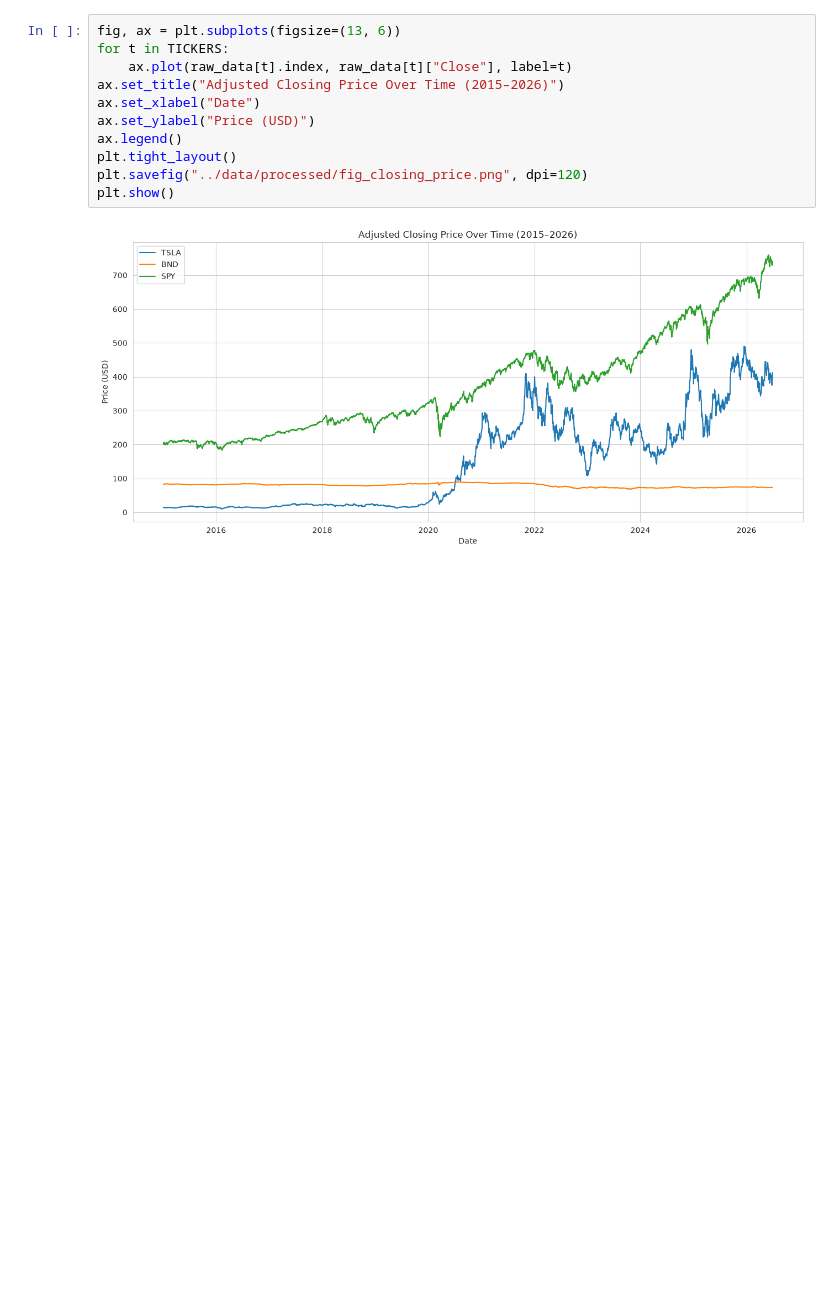
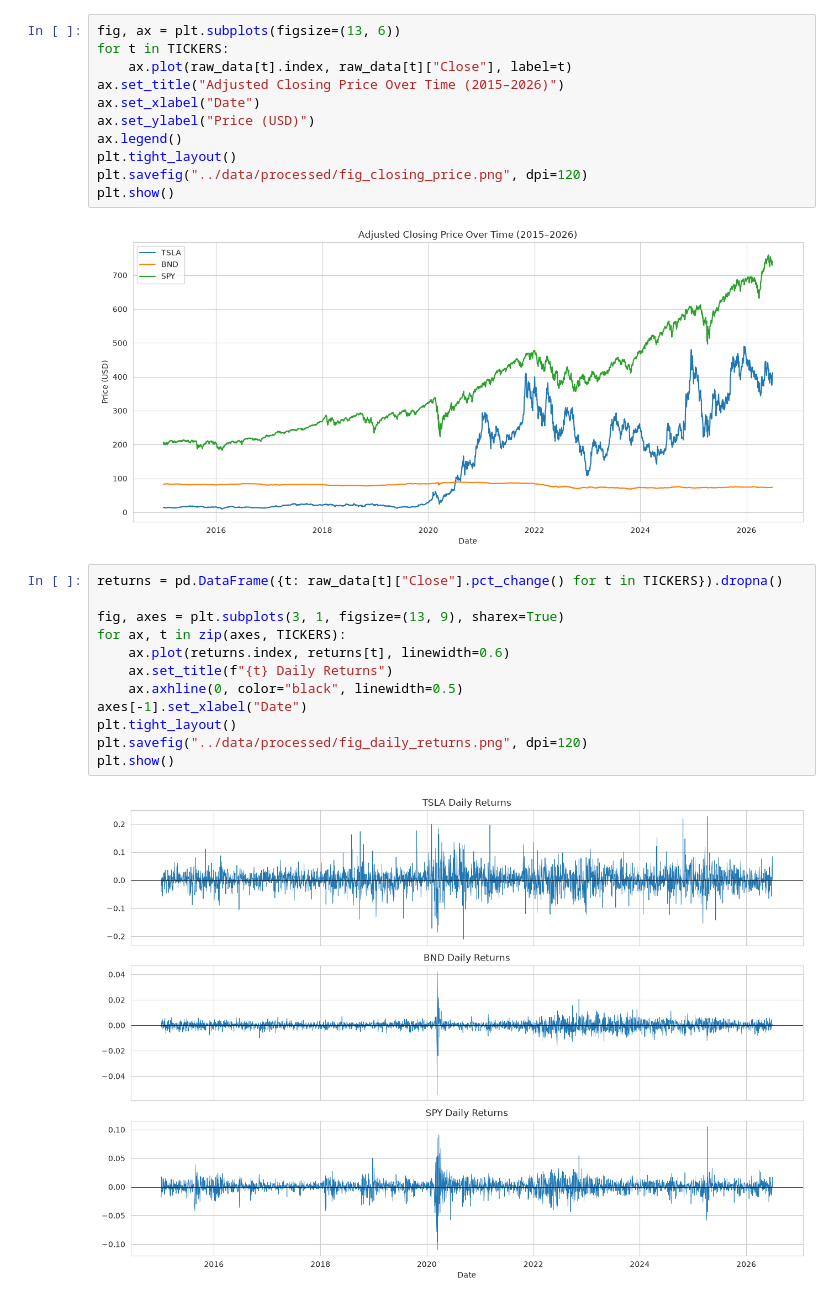
Before and after one commit to Sumeyahassen/portfolio-optimization, a Jupyter notebook: notebooks/task1_eda.ipynb, the cells around one changed output. Drawn from its saved outputs; the diff is of its cells as text; blank space fills up the shorter version.

```diff
--- a/notebooks/task1_eda.ipynb
+++ b/notebooks/task1_eda.ipynb
@@ -132,3 +132,17 @@ plt.savefig("../data/processed/fig_closing_price.png", dpi=120)
 plt.show()
 # %% [output]
 [figure]
+# %%
+returns = pd.DataFrame({t: raw_data[t]["Close"].pct_change() for t in TICKERS}).dropna()
+
+fig, axes = plt.subplots(3, 1, figsize=(13, 9), sharex=True)
+for ax, t in zip(axes, TICKERS):
+    ax.plot(returns.index, returns[t], linewidth=0.6)
+    ax.set_title(f"{t} Daily Returns")
+    ax.axhline(0, color="black", linewidth=0.5)
+axes[-1].set_xlabel("Date")
+plt.tight_layout()
+plt.savefig("../data/processed/fig_daily_returns.png", dpi=120)
+plt.show()
+# %% [output]
+[figure, added]
```
